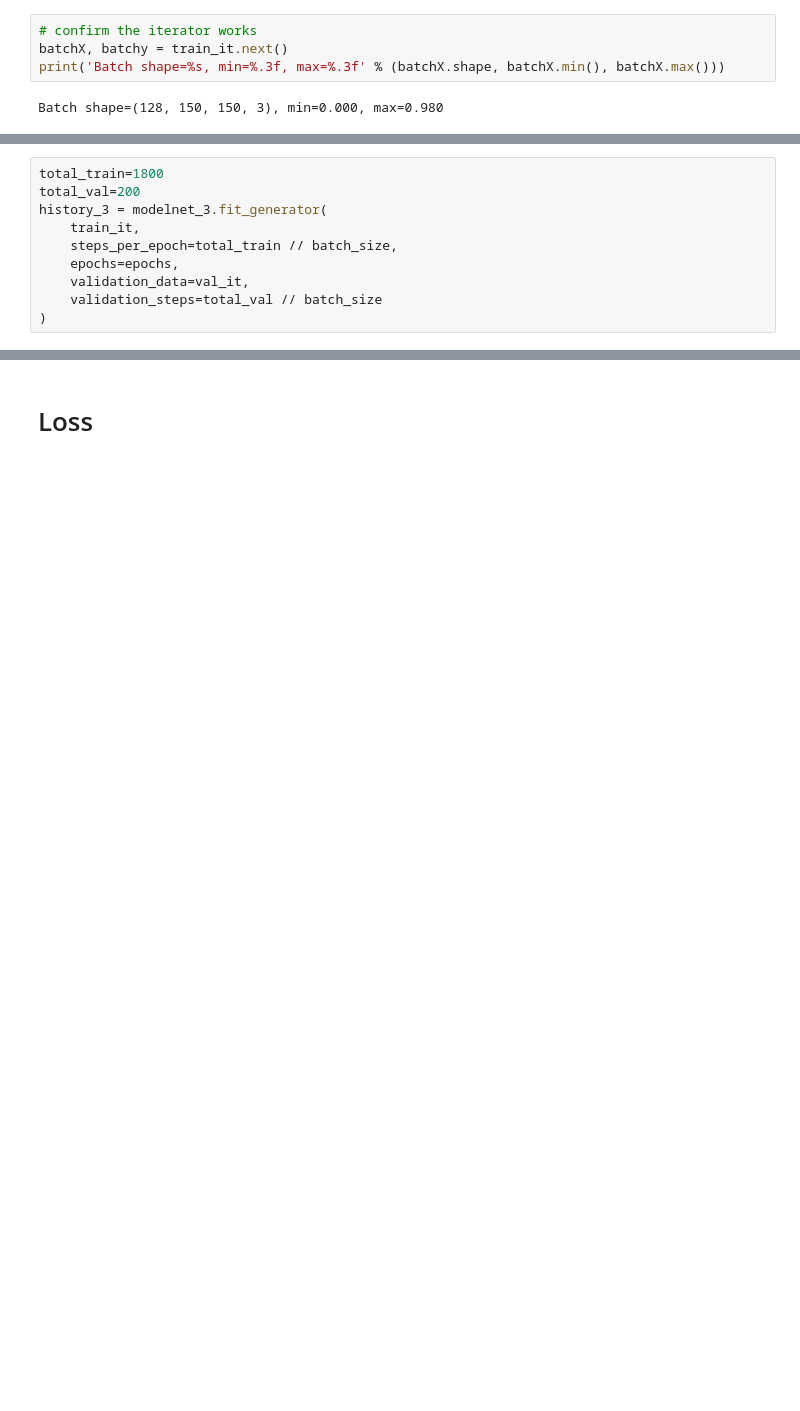
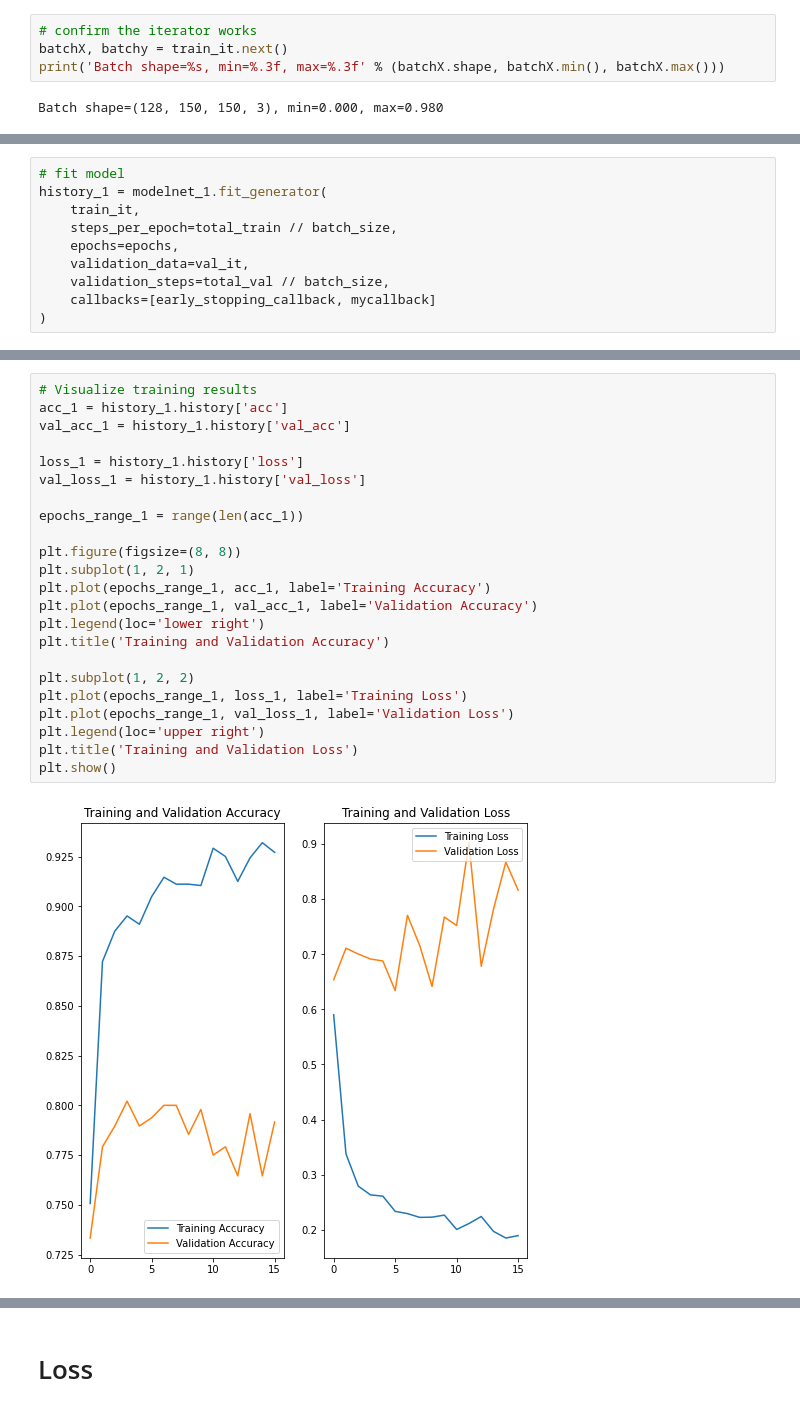
Before and after one commit to bollstradt/polen_image_classification_tensorflow, a Jupyter notebook: CNN classification works.ipynb, the cells around one changed output, grey strips where cells are left out. Saved outputs shown, nothing was run; the diff lists cells and outputs as text; blank space fills up the shorter version.

```diff
--- a/CNN classification works.ipynb
+++ b/CNN classification works.ipynb
@@ -294,10 +60,0 @@ _________________________________________________________________
-# %%
-total_train=1800
-total_val=200
-history_3 = modelnet_3.fit_generator(
-    train_it,
-    steps_per_epoch=total_train // batch_size,
-    epochs=epochs,
-    validation_data=val_it,
-    validation_steps=total_val // batch_size
-)
@@ -386,0 +110,10 @@ Text(0.5, 1.0, 'Validation Accuracy')
+# %%
+# fit model
+history_1 = modelnet_1.fit_generator(
+    train_it,
+    steps_per_epoch=total_train // batch_size,
+    epochs=epochs,
+    validation_data=val_it,
+    validation_steps=total_val // batch_size,
+    callbacks=[early_stopping_callback, mycallback]
+)
@@ -386,0 +138,25 @@ Text(0.5, 1.0, 'Validation Accuracy')
+# %%
+# Visualize training results
+acc_1 = history_1.history['acc']
+val_acc_1 = history_1.history['val_acc']
+
+loss_1 = history_1.history['loss']
+val_loss_1 = history_1.history['val_loss']
+
+epochs_range_1 = range(len(acc_1))
+
+plt.figure(figsize=(8, 8))
+plt.subplot(1, 2, 1)
+plt.plot(epochs_range_1, acc_1, label='Training Accuracy')
+plt.plot(epochs_range_1, val_acc_1, label='Validation Accuracy')
+plt.legend(loc='lower right')
+plt.title('Training and Validation Accuracy')
+
+plt.subplot(1, 2, 2)
+plt.plot(epochs_range_1, loss_1, label='Training Loss')
+plt.plot(epochs_range_1, val_loss_1, label='Validation Loss')
+plt.legend(loc='upper right')
+plt.title('Training and Validation Loss')
+plt.show()
+# %% [output]
+[figure, added]
```
Also changed, not shown: parts of 53 cells of this notebook.
